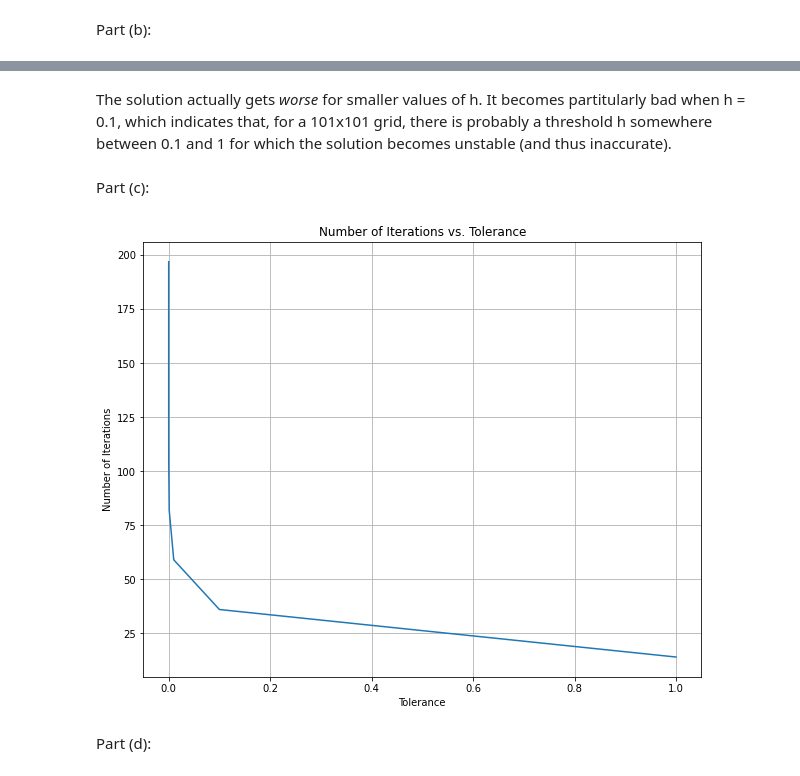
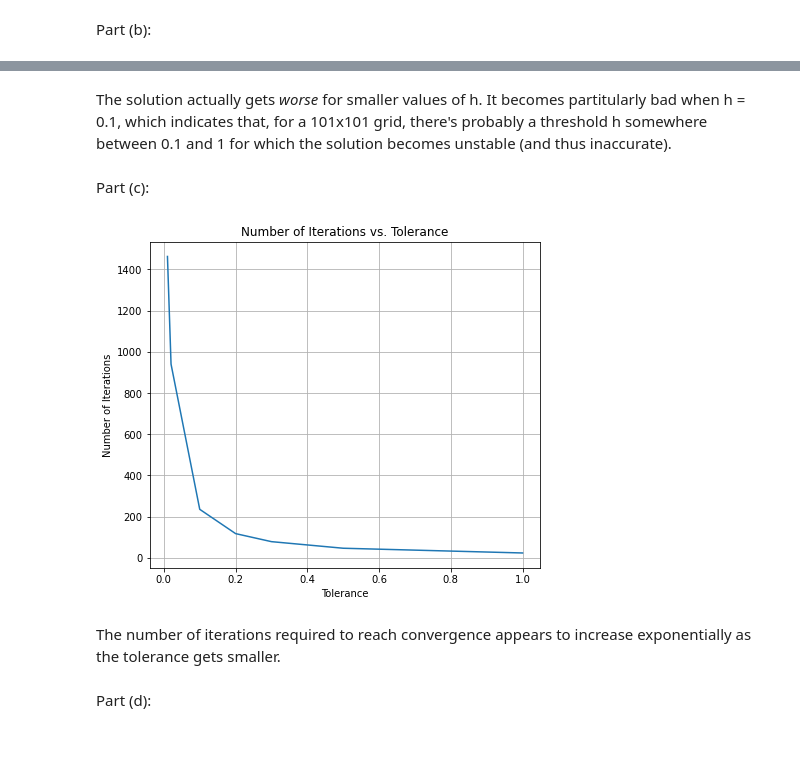
Before and after one commit to JSheare/Computational-Physics, a Jupyter notebook: Exercise Set 7.ipynb, the cells around one changed output, grey strips where cells are left out. Saved outputs shown, nothing was run; the diff lists cells and outputs as text; code cells hidden in the pictures; blank space fills up the shorter version.

```diff
--- a/Exercise Set 7.ipynb
+++ b/Exercise Set 7.ipynb
@@ -21,7 +21,8 @@ def laplace_line(dimension, n_iter, h):
 
     for iter in range(n_iter):  # iterations over algorithm
         for i in range(1, n_points):
-            for j in range(1, n_points): V[i,j] = 0.25*(V[i+1,j]+V[i-1,j]+V[i,j+1]+V[i,j-1])
+            for j in range(1, n_points):
+                V[i, j] = 0.25*(V[i+1,j]+V[i-1,j]+V[i,j+1]+V[i,j-1])
 
     x = np.arange(0, dimension+h, h)
     x_indices = np.array([s for s in range(len(x))])
@@ -29,20 +30,14 @@ def laplace_line(dimension, n_iter, h):
     y_indices = np.array([s for s in range(len(y))])
     X, Y = np.meshgrid(x, y)
     X_indices, Y_indices = np.meshgrid(x_indices, y_indices)
-
-
-    def functz(V):  # Function returns V(x, y)
-        z = V[X_indices,Y_indices]
-        return z
-
-    Z = functz(V)
+    Z = V[X_indices,Y_indices]
     return X, Y, Z
 # %%
-dimension = 10
+dimension = 100
 iterations = 1000
 h = 1
 X, Y, Z = laplace_line(dimension, iterations, h)
-fig, ax = plt.subplots(figsize=(10,8))
+fig, ax = plt.subplots(figsize=(7,6))
 qcs = ax.contourf(X, Y, Z, levels=np.arange(0, 105, 5))  # 5 volt contours
 ax.set_xlabel('x')
 ax.set_ylabel('y')
@@ -56,10 +51,10 @@ Part (b):
 # %%
 h_list = [10, 1, 0.1]
 for h in h_list:
-    dimension = 10
+    dimension = 100
     iterations = 1000
     X, Y, Z = laplace_line(dimension, iterations, h)
-    fig, ax = plt.subplots(figsize=(10,8))
+    fig, ax = plt.subplots(figsize=(7,6))
     qcs = ax.contourf(X, Y, Z, levels=np.arange(0, 105, 5))
     ax.set_xlabel('x')
     ax.set_ylabel('y')
@@ -73,5 +68,5 @@ for h in h_list:
 # %% [markdown]
-The solution actually gets *worse* for smaller values of h. It becomes partitularly bad when h = 0.1, which indicates that, for a 101x101 grid, there is probably a threshold h somewhere between 0.1 and 1 for which the solution becomes unstable (and thus inaccurate).
+The solution actually gets *worse* for smaller values of h. It becomes partitularly bad when h = 0.1, which indicates that, for a 101x101 grid, there's probably a threshold h somewhere between 0.1 and 1 for which the solution becomes unstable (and thus inaccurate).
 # %% [markdown]
 Part (c):
 # %%
@@ -80,60 +75,56 @@ def laplace_line_converge(dimension, h, tolerance):
     V = np.zeros((n_points+1, n_points+1))
 
     for k in range(0, n_points+1):
-        V[k,0] = 100.0  # fixed potential line at 100V
+        V[k,0] = 100.0
 
     V_old = np.copy(V)
     n_iter = 1
     while True:
         point_sum = 0
         for i in range(1, n_points):
-            for j in range(1, n_points): V[i,j] = 0.25*(V[i+1,j]+V[i-1,j]+V[i,j+1]+V[i,j-1])
+            for j in range(1, n_points):
+                V[i, j] = 0.25*(V[i+1,j]+V[i-1,j]+V[i,j+1]+V[i,j-1])
 
         for i in range(0, n_points+1):
             for j in range(0, n_points+1):
                 if np.abs(V[i, j] - V_old[i, j]) < tolerance:
                     point_sum += 1
 
-#         print(n_iter, point_sum, end='\r')
         if point_sum == len(V)**2:
             break
 
         n_iter += 1
         V_old = np.copy(V)
 
     x = np.arange(0, dimension+h, h)
     x_indices = np.array([s for s in range(len(x))])
     y = np.arange(0, dimension+h, h)
     y_indices = np.array([s for s in range(len(y))])
     X, Y = np.meshgrid(x, y)
     X_indices, Y_indices = np.meshgrid(x_indices, y_indices)
-
-
-    def functz(V):  # Function returns V(x, y)
-        z = V[X_indices,Y_indices]
-        return z
-
-    Z = functz(V)
+    Z = V[X_indices,Y_indices]
     return X, Y, Z, n_iter
 
 
-dimension = 10
+dimension = 100
 h = 1
-tolerance_list = [1, 1e-1, 1e-2, 1e-3, 1e-4, 1e-5, 1e-6, 1e-7, 1e-8]
+tolerance_list = [1, 5e-1, 3e-1, 2e-1, 1e-1, 2e-2, 1e-2]
 iteration_list = []
 for tolerance in tolerance_list:
     X, Y, Z, n_iter = laplace_line_converge(dimension, h, tolerance)
     iteration_list.append(n_iter)
 
-fig, ax = plt.subplots(figsize=(10, 8))
+fig, ax = plt.subplots(figsize=(7, 6))
 ax.plot(tolerance_list, iteration_list)
 ax.set_xlabel('Tolerance')
 ax.set_ylabel('Number of Iterations')
 ax.set_title('Number of Iterations vs. Tolerance')
 ax.grid()
 plt.show()
 # %% [output]
-[figure, old version]
+[figure, new version]
+# %% [markdown]
+The number of iterations required to reach convergence appears to increase exponentially as the tolerance gets smaller.
 # %% [markdown]
 Part (d):
 # %%
```
Also changed, not shown: parts of 6 cells of this notebook.
